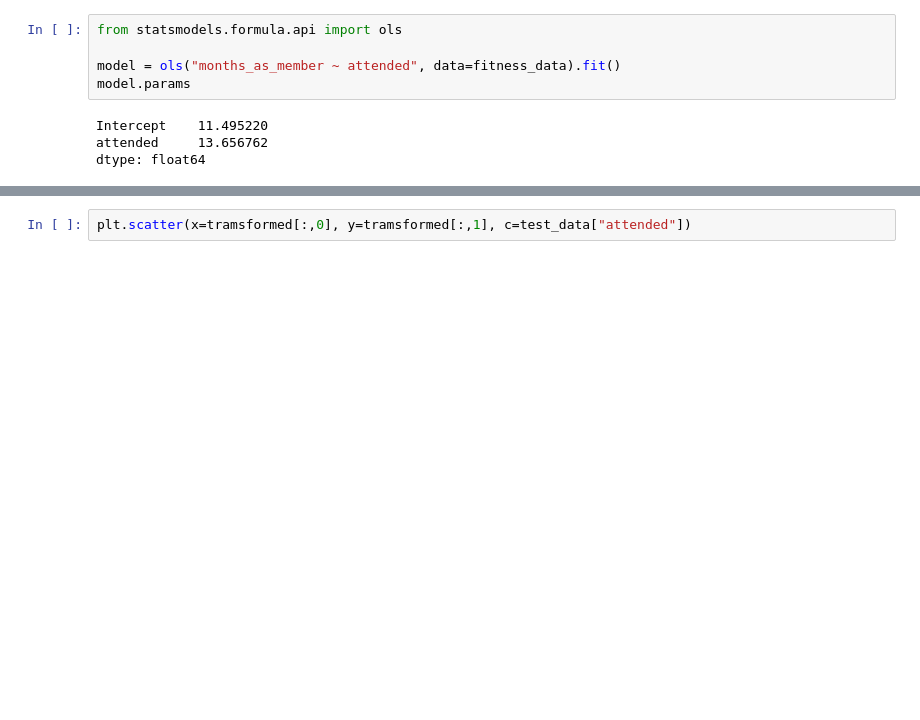
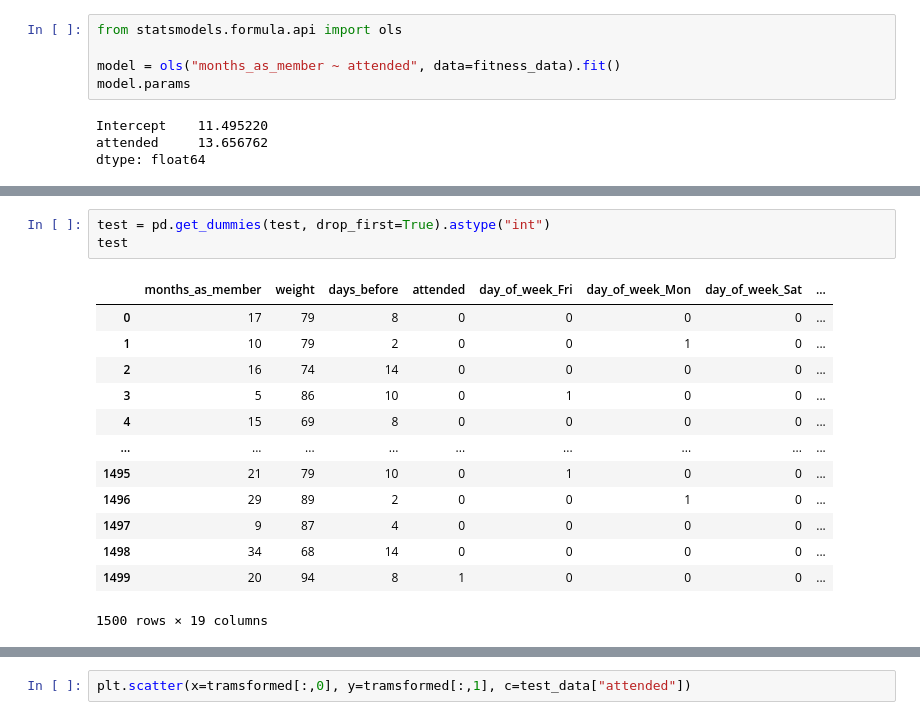
Before and after one commit to Abdoelabassi/data-science-certification-exam, a Jupyter notebook: notebook.ipynb, the cells around one changed output, grey strips where cells are left out. Cells and saved outputs as stored; diff of their text form; blank space fills up the shorter version.

```diff
--- a/notebook.ipynb
+++ b/notebook.ipynb
@@ -330,0 +338,17 @@ array([[17.  , 79.56,  8.  ,  0.  ],
+# %%
+test = pd.get_dummies(test, drop_first=True).astype("int")
+test
+# %% [output]
+|  | months_as_member | weight | days_before | attended | day_of_week_Fri | day_of_week_Mon | day_of_week_Sat | ... |
+| 0 | 17 | 79 | 8 | 0 | 0 | 0 | 0 | ... |
+| 1 | 10 | 79 | 2 | 0 | 0 | 1 | 0 | ... |
+| 2 | 16 | 74 | 14 | 0 | 0 | 0 | 0 | ... |
+| 3 | 5 | 86 | 10 | 0 | 1 | 0 | 0 | ... |
+| 4 | 15 | 69 | 8 | 0 | 0 | 0 | 0 | ... |
+| ... | ... | ... | ... | ... | ... | ... | ... | ... |
+| 1495 | 21 | 79 | 10 | 0 | 1 | 0 | 0 | ... |
+| 1496 | 29 | 89 | 2 | 0 | 0 | 1 | 0 | ... |
+| 1497 | 9 | 87 | 4 | 0 | 0 | 0 | 0 | ... |
+| 1498 | 34 | 68 | 14 | 0 | 0 | 0 | 0 | ... |
+| 1499 | 20 | 94 | 8 | 1 | 0 | 0 | 0 | ... |
+1500 rows × 19 columns
```
Also changed, not shown: parts of 9 cells of this notebook.
